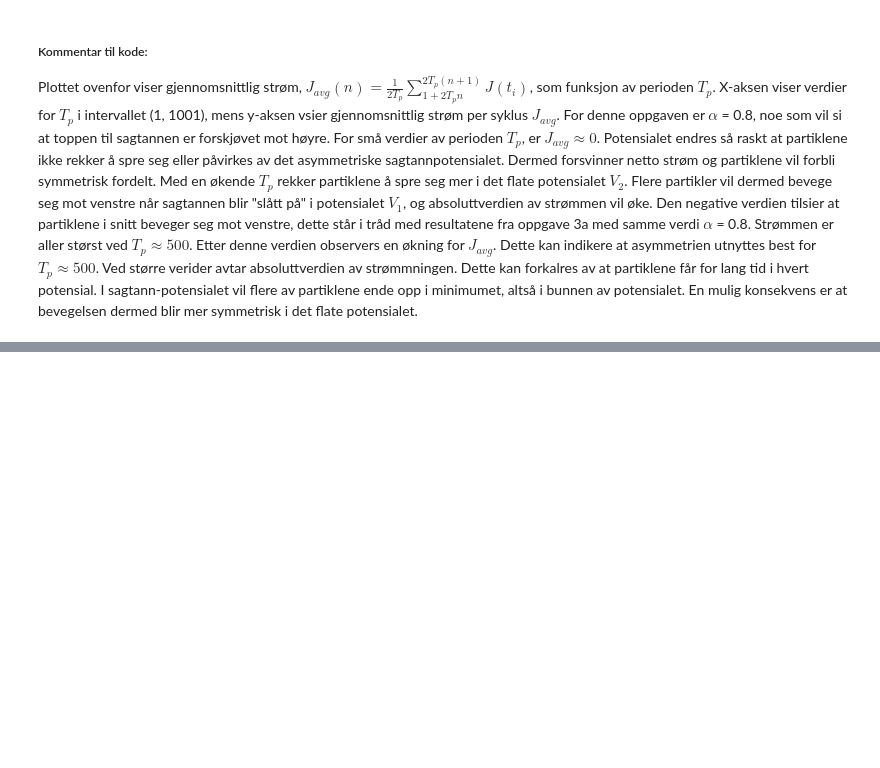
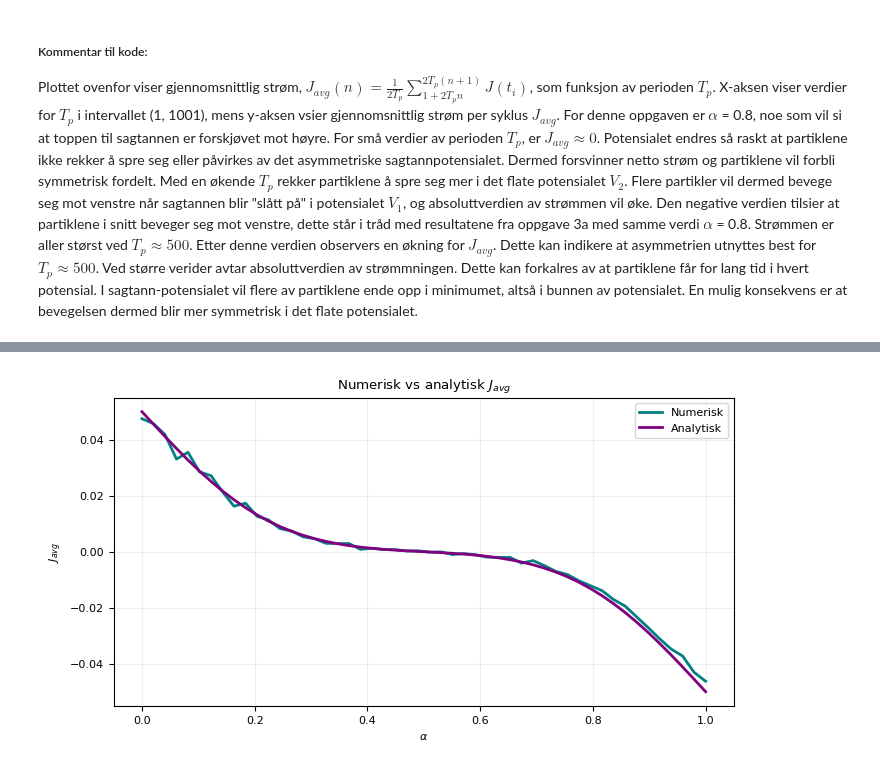
Before and after one commit to selmaberg05/TMA4320-Prosjekt2-gruppe-Andrihol-Emilyan-Selmahbe, a Jupyter notebook: Prosjekt2.ipynb, the cells around one changed output, grey strips where cells are left out. Cells and saved outputs as stored; diff of their text form; code cells hidden in the pictures; blank space fills up the shorter version.

```diff
--- a/Prosjekt2.ipynb
+++ b/Prosjekt2.ipynb
@@ -801,0 +762,92 @@ Plottet ovenfor viser gjennomsnittlig strøm, $J_{avg}(n) = \frac{1}{2 T_p} \sum
+# %%
+h = 1
+N_x = 100
+P = 2 * N_x
+N_p = 12 * N_x
+Beta_k = 1000
+T_p = 500
+
+
+alpha_vals = np.linspace(0, 1, 50)
+
+
+
+def J_ana(alpha):
+    sqr = np.sqrt(3 / T_p)
+    a = ((alpha * N_x) / 2) * sqr
+    b = (((1 - alpha) * N_x) / 2) * sqr
+    return (N_x / (4 * T_p) ) * (math.erfc(a) - math.erfc(b))
+
+
+
+def build_V1(alpha, N_x):
+    peak = int(alpha * N_x)
+    n = np.arange(N_x)
+    V = np.zeros(N_x, dtype=float)
+
+    left = (n <= peak)
+    right = (n > peak)
+
+    V[left]  = n[left] / max(peak, 1)
+    V[right] = (N_x - n[right]) / max((N_x - peak), 1)
+
+    return np.concatenate([V, V])
+
+V2 = np.zeros(P)
+
+J_num = np.zeros_like(alpha_vals, dtype=float)
+J_analytical = np.zeros_like(alpha_vals, dtype=float)
+
+
+for i, alpha in enumerate(alpha_vals):
+
+    V1 = build_V1(alpha, N_x)
+
+    x = np.array(int(N_p / 2) * [0, N_x], dtype=int)
+
+    J_sum = 0
+
+    for j in range(2 * T_p):
+
+        if (j < T_p):
+            V = V2
+
+        else:
+            V = V1
+
+        V_l = V[(x - 1) % P]
+        V_0 = V[x]
+        V_r = V[(x + 1) % P]
+
+        p_plus  = 1 / (1 + np.exp(-Beta_k*(V_l - V_r)) + np.exp(-Beta_k*(V_0 - V_r)))
+        p_minus = 1 / (1 + np.exp(-Beta_k*(V_r - V_l)) + np.exp(-Beta_k*(V_0 - V_l)))
+
+        r = np.random.rand(N_p)
+
+        pos = np.zeros_like(x) # tomt array med posisjon 0
+        pos[r < p_minus] = -1
+        pos[r > 1 - p_plus] = +1
+
+        n_plus  = np.sum(pos == 1) # teller hvor mange partikler som gikk til høyre
+        n_minus = np.sum(pos == -1) # teller hvor mange partikler som gikk til venstre
+        J_t = (n_plus - n_minus) / N_p  # current J[i]
+
+        J_sum += J_t
+        x = (x + pos) % P  # periodisk randbettingelse
+
+
+    J_num[i] = J_sum / (2 * T_p)
+
+for i, alpha in enumerate(alpha_vals):
+    J_analytical[i] = J_ana(alpha)
+
+plt.plot(alpha_vals, J_num, label="Numerisk", color = "teal")
+plt.plot(alpha_vals, J_analytical, label="Analytisk", color = "purple")
+plt.grid(alpha=0.2)
+plt.xlabel(r"$\alpha$")
+plt.ylabel("$J_{avg}$")
+plt.title("Numerisk vs analytisk $J_{avg}$")
+plt.legend()
+plt.show()
+# %% [output]
+[figure, added]
```
Also changed, not shown: parts of 6 cells of this notebook, 1 other file.
